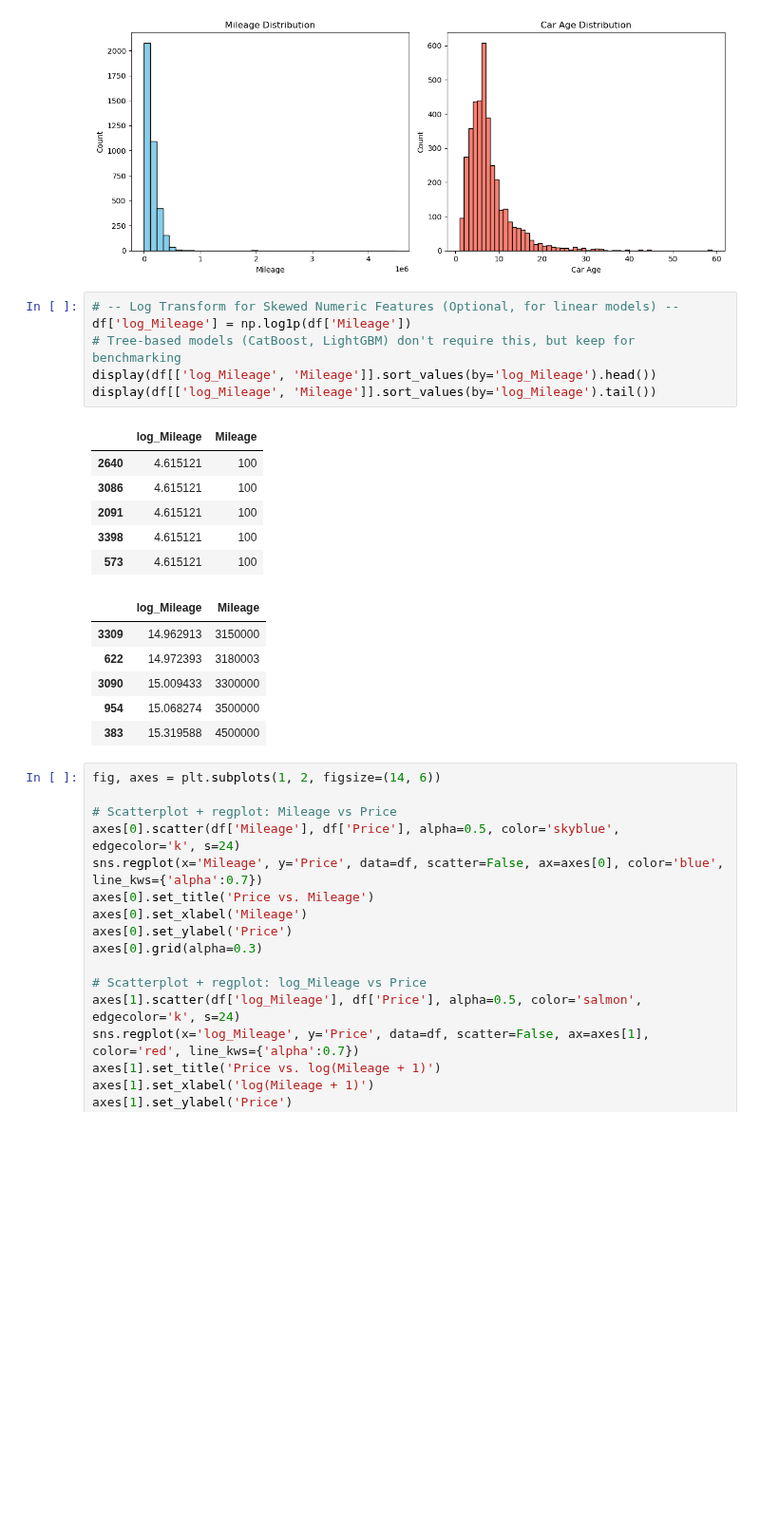
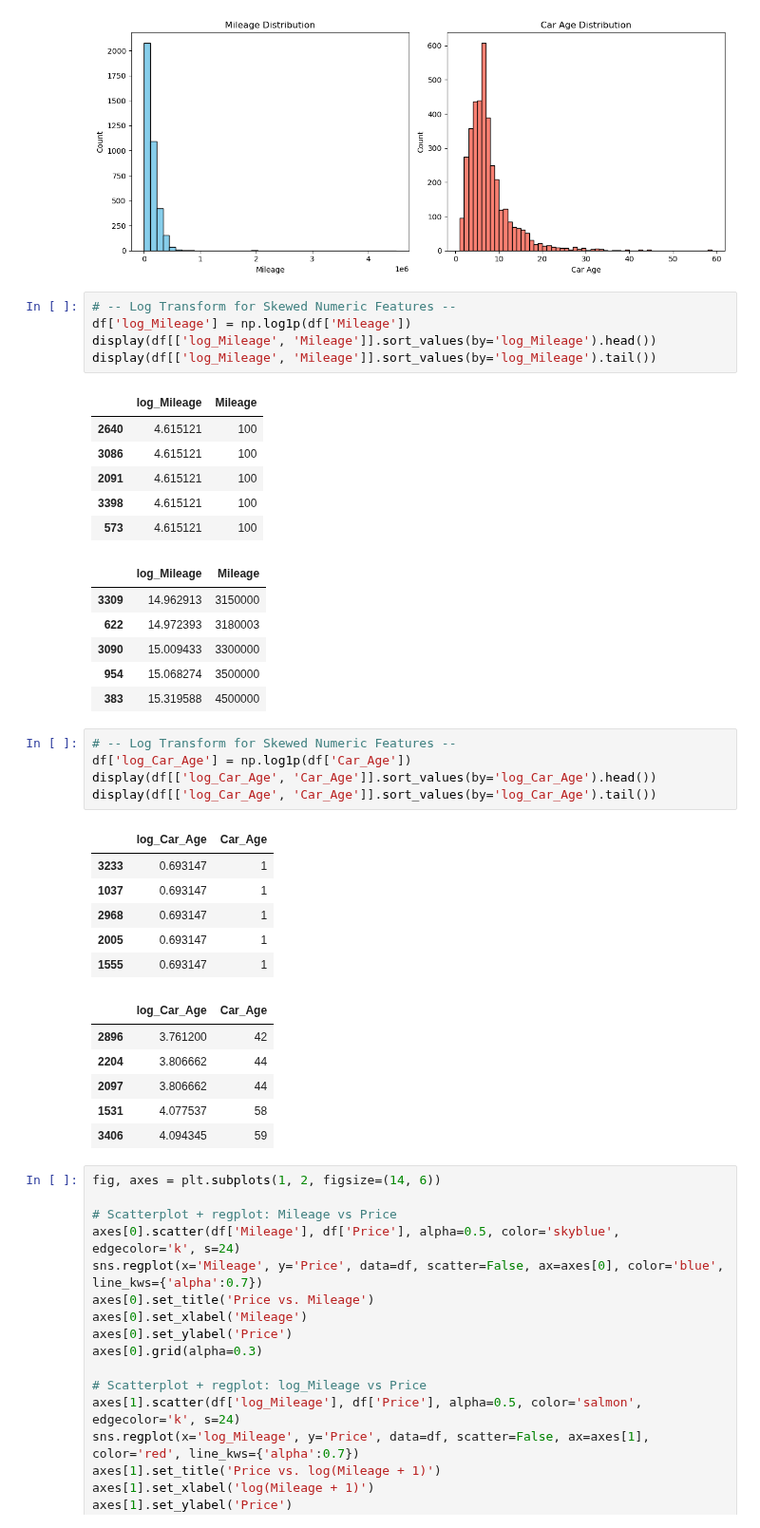
Before and after one commit to RioPramana21/Ctrl-Price-Taking-Control-of-Used-Car-Valuations-with-ML, a Jupyter notebook: code_files/4_feature_engineering_and_preprocessing.ipynb, the cells around one changed output. Shown at 95% size. Drawn from its saved outputs; the diff is of its cells as text; blank space fills up the shorter version.

```diff
--- a/code_files/4_feature_engineering_and_preprocessing.ipynb
+++ b/code_files/4_feature_engineering_and_preprocessing.ipynb
@@ -285,9 +320,8 @@ plt.show()
 # %% [output]
 [figure]
 # %%
-# -- Log Transform for Skewed Numeric Features (Optional, for linear models) --
+# -- Log Transform for Skewed Numeric Features --
 df['log_Mileage'] = np.log1p(df['Mileage'])
-# Tree-based models (CatBoost, LightGBM) don't require this, but keep for benchmarking
 display(df[['log_Mileage', 'Mileage']].sort_values(by='log_Mileage').head())
 display(df[['log_Mileage', 'Mileage']].sort_values(by='log_Mileage').tail())
 # %% [output]
@@ -303,6 +337,24 @@ display(df[['log_Mileage', 'Mileage']].sort_values(by='log_Mileage').tail())
 | 3090 | 15.009433 | 3300000 |
 | 954 | 15.068274 | 3500000 |
 | 383 | 15.319588 | 4500000 |
+# %%
+# -- Log Transform for Skewed Numeric Features --
+df['log_Car_Age'] = np.log1p(df['Car_Age'])
+display(df[['log_Car_Age', 'Car_Age']].sort_values(by='log_Car_Age').head())
+display(df[['log_Car_Age', 'Car_Age']].sort_values(by='log_Car_Age').tail())
+# %% [output]
+|  | log_Car_Age | Car_Age |
+| 3233 | 0.693147 | 1 |
+| 1037 | 0.693147 | 1 |
+| 2968 | 0.693147 | 1 |
+| 2005 | 0.693147 | 1 |
+| 1555 | 0.693147 | 1 |
+|  | log_Car_Age | Car_Age |
+| 2896 | 3.761200 | 42 |
+| 2204 | 3.806662 | 44 |
+| 2097 | 3.806662 | 44 |
+| 1531 | 4.077537 | 58 |
+| 3406 | 4.094345 | 59 |
 # %%
 fig, axes = plt.subplots(1, 2, figsize=(14, 6))
 
```
Also changed, not shown: parts of 8 cells of this notebook, 2 other files.
